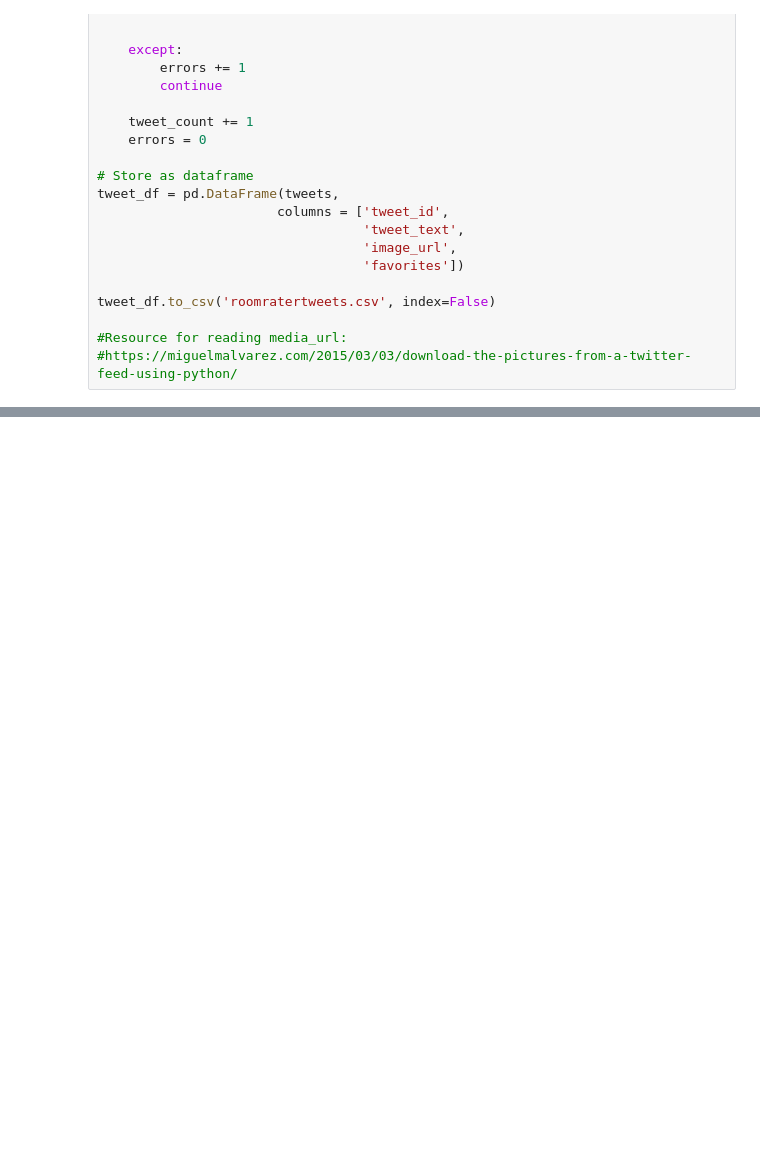
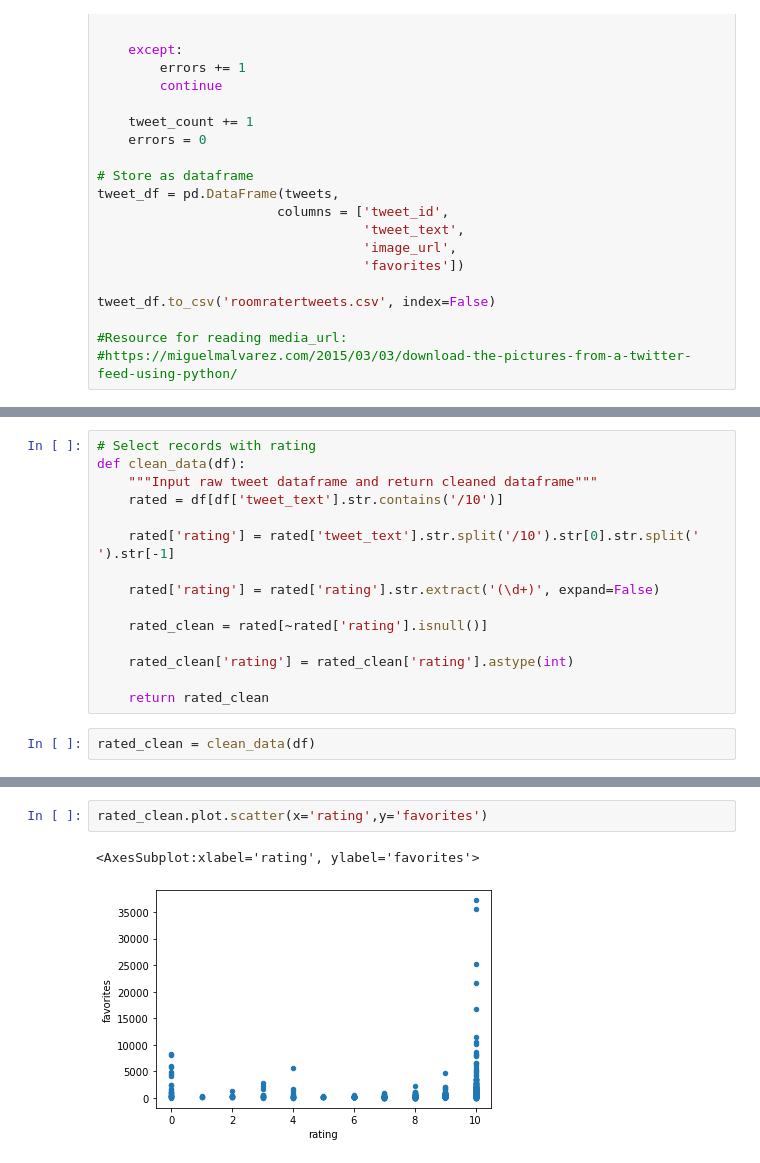
Before and after one commit to laurenmarar/RoomRater, a Jupyter notebook: RoomRater.ipynb, the cells around one changed output, grey strips where cells are left out. Drawn from its saved outputs; the diff is of its cells as text; blank space fills up the shorter version.

```diff
--- a/RoomRater.ipynb
+++ b/RoomRater.ipynb
@@ -99,0 +144,17 @@ df.tail()
+# %%
+# Select records with rating
+def clean_data(df):
+    """Input raw tweet dataframe and return cleaned dataframe"""
+    rated = df[df['tweet_text'].str.contains('/10')]
+
+    rated['rating'] = rated['tweet_text'].str.split('/10').str[0].str.split(' ').str[-1]
+
+    rated['rating'] = rated['rating'].str.extract('(\d+)', expand=False)
+
+    rated_clean = rated[~rated['rating'].isnull()]
+
+    rated_clean['rating'] = rated_clean['rating'].astype(int)
+
+    return rated_clean
+# %%
+rated_clean = clean_data(df)
@@ -100,3 +201,8 @@ df.tail()
+# %%
+rated_clean.plot.scatter(x='rating',y='favorites')
+# %% [output]
+<AxesSubplot:xlabel='rating', ylabel='favorites'>
+[figure, added]
 # %%
 # Display image
 def display_image(df, record):
```
Also changed, not shown: parts of 34 cells of this notebook, 2 other files.
